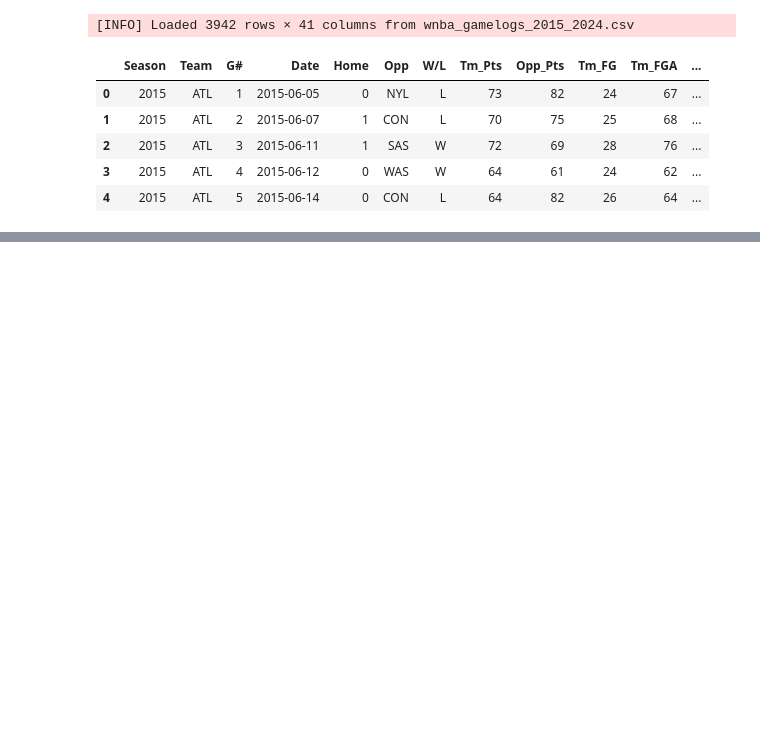
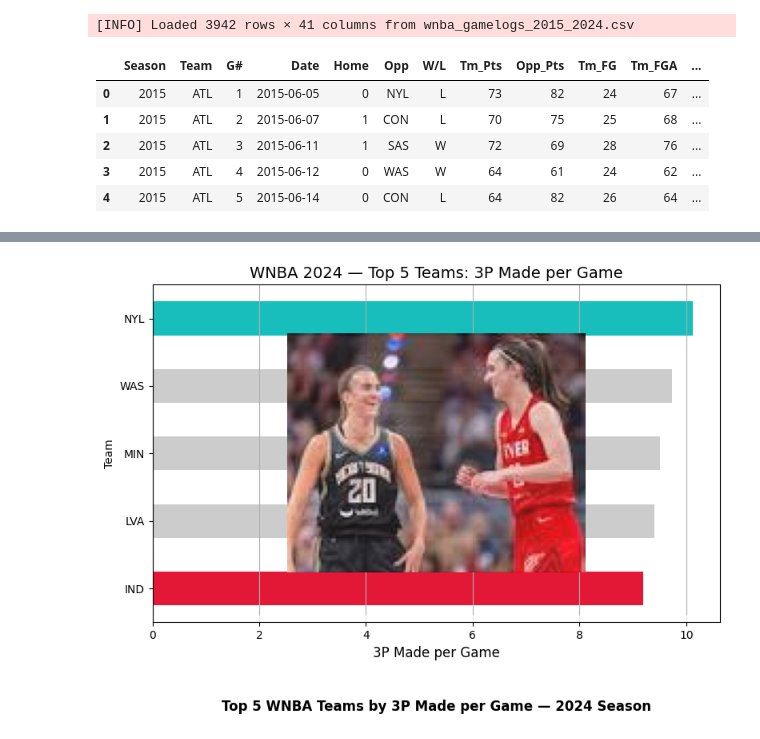
Before and after one commit to nkennebre/wnba_sports_etl, a Jupyter notebook: wnba_etl_exploration.ipynb, the cells around one changed output, grey strips where cells are left out. Saved outputs shown, nothing was run; the diff lists cells and outputs as text; code cells hidden in the pictures; blank space fills up the shorter version.

```diff
--- a/wnba_etl_exploration.ipynb
+++ b/wnba_etl_exploration.ipynb
@@ -43,0 +187,65 @@ save_to_sqlite(df_clean, "./data/teamstats.db", "team_stats_10_yr_clean", if_exi
+# %%
+import matplotlib.image as mpimg
+from matplotlib.offsetbox import OffsetImage, AnnotationBbox
+from matplotlib.patches import Rectangle
+
+# Load combined player image
+combined_img = mpimg.imread("icons/sabrina_caitlin.png")
+
+# Plot Top 5 barh chart
+fig, ax = plt.subplots(figsize=(8,6))
+
+bars = top5_3p.iloc[::-1].plot(
+    kind='barh',
+    color=colors[::-1],
+    ax=ax
+)
+
+# Add combined player image at center of chart
+# Calculate center of x/y limits
+xlim = ax.get_xlim()
+ylim = ax.get_ylim()
+
+x_center = (xlim[1] + xlim[0]) / 2
+y_center = (ylim[1] + ylim[0]) / 2
+
+# Add image
+img = OffsetImage(combined_img, zoom=1.9, alpha=0.9)  # alpha for transparency
+ab = AnnotationBbox(img, (x_center, y_center), frameon=False)
+ax.add_artist(ab)
+
+# Title and labels
+ax.set_title(f"WNBA {season} — Top 5 Teams: 3P Made per Game", fontsize=14)
+ax.set_xlabel("3P Made per Game", fontsize=12)
+ax.grid(axis='x')
+
+# Add rectangle covering bottom 12% of chart (adjust as needed)
+ax.add_patch(
+    Rectangle(
+        (ax.get_xlim()[0], ax.get_ylim()[0] - 0.5),  # x, y start
+        ax.get_xlim()[1] - ax.get_xlim()[0],         # width
+        0.6,                                        # height of box
+        color='white',
+        alpha=0.7,
+        zorder=2,
+        transform=ax.transData
+    )
+)
+
+# Add text inside rectangle
+ax.text(
+    0.5,
+    -0.25,  # position below chart, tweak as needed
+    "Top 5 WNBA Teams by 3P Made per Game — 2024 Season",
+    ha='center',
+    va='center',
+    fontsize=12,
+    fontweight='bold',
+    color='black',
+    transform=ax.transAxes
+)
+
+plt.tight_layout()
+plt.show()
+# %% [output]
+[figure, added]
```
Also changed, not shown: parts of 36 cells of this notebook, 25 other files.
